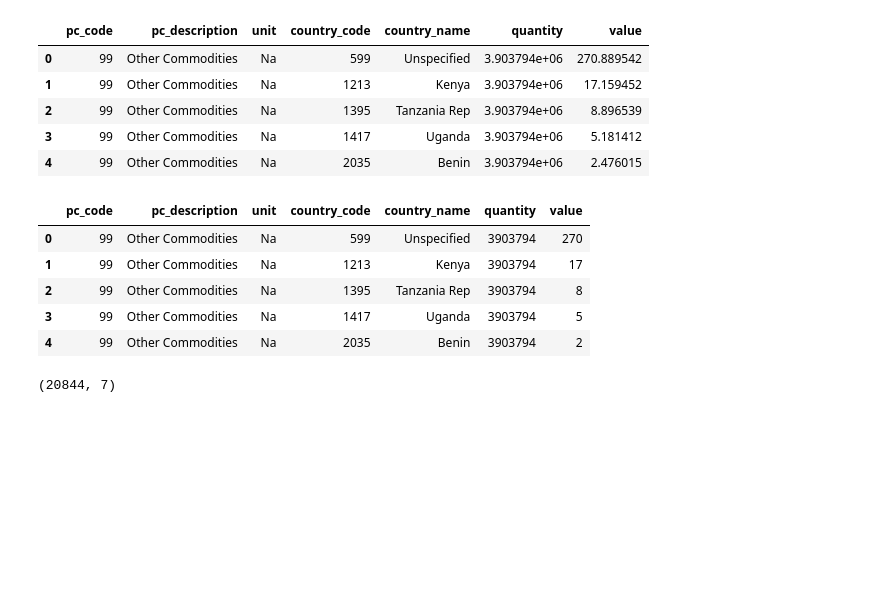
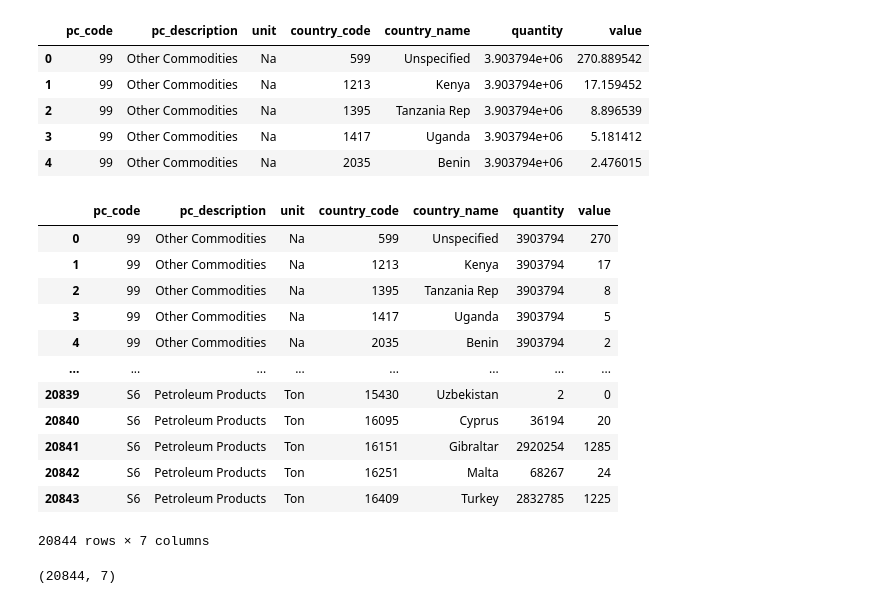
Before and after one commit to rezkysimanjuntak/Clustering-Pada-Ekspor-Barang-Menggunakan-Algoritma-K-Means, a Jupyter notebook: Modelling 4.ipynb, the cells around one changed output. Saved outputs shown, nothing was run; the diff lists cells and outputs as text; code cells hidden in the pictures; blank space fills up the shorter version.

```diff
--- a/Modelling 4.ipynb
+++ b/Modelling 4.ipynb
@@ -201,14 +201,21 @@ dc.head()
 # %%
 dc['quantity'] = dc['quantity'].astype(int)
 dc['value'] = dc['value'].astype(int)
-dc.head()
+display(dc)
 # %% [output]
 |  | pc_code | pc_description | unit | country_code | country_name | quantity | value |
 | 0 | 99 | Other Commodities | Na | 599 | Unspecified | 3903794 | 270 |
 | 1 | 99 | Other Commodities | Na | 1213 | Kenya | 3903794 | 17 |
 | 2 | 99 | Other Commodities | Na | 1395 | Tanzania Rep | 3903794 | 8 |
 | 3 | 99 | Other Commodities | Na | 1417 | Uganda | 3903794 | 5 |
 | 4 | 99 | Other Commodities | Na | 2035 | Benin | 3903794 | 2 |
+| ... | ... | ... | ... | ... | ... | ... | ... |
+| 20839 | S6 | Petroleum Products | Ton | 15430 | Uzbekistan | 2 | 0 |
+| 20840 | S6 | Petroleum Products | Ton | 16095 | Cyprus | 36194 | 20 |
+| 20841 | S6 | Petroleum Products | Ton | 16151 | Gibraltar | 2920254 | 1285 |
+| 20842 | S6 | Petroleum Products | Ton | 16251 | Malta | 68267 | 24 |
+| 20843 | S6 | Petroleum Products | Ton | 16409 | Turkey | 2832785 | 1225 |
+20844 rows × 7 columns
 # %%
 print(dc.shape)
 # %% [output]
```
Also changed, not shown: parts of 15 cells of this notebook.
